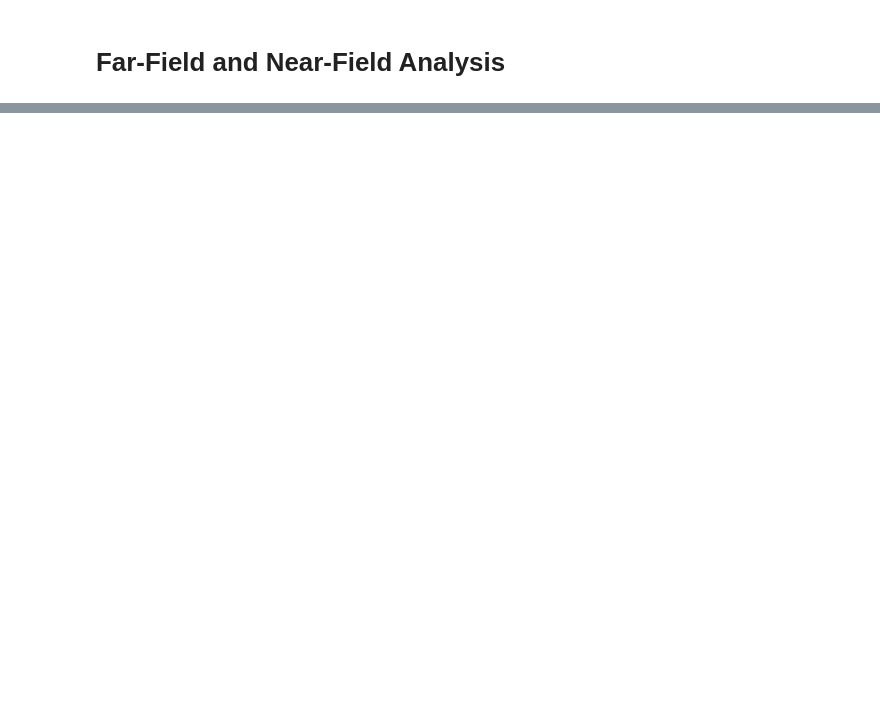
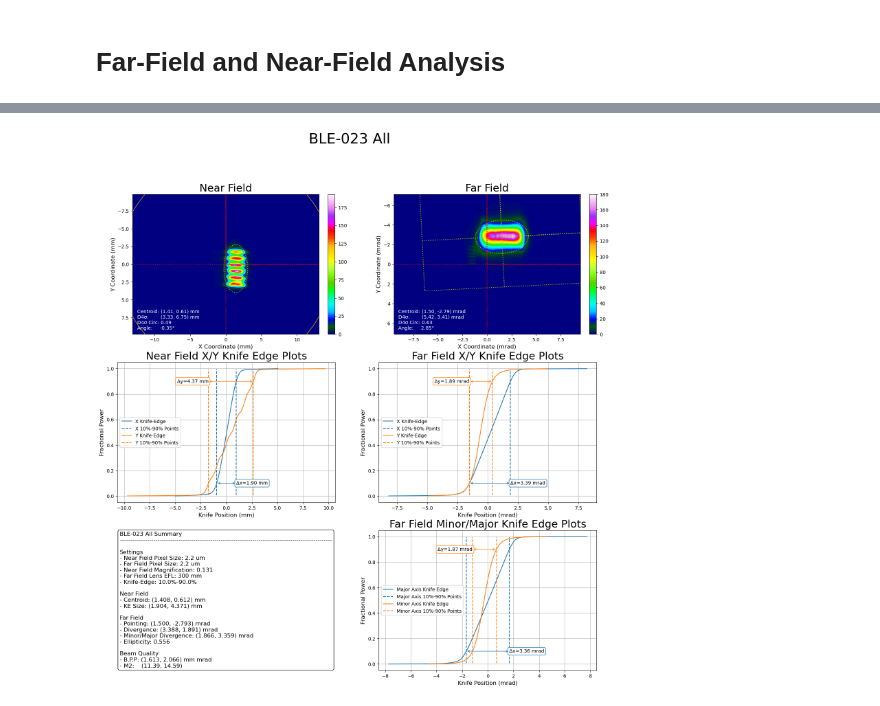
Before and after one commit to ryantro/laserbeamtools, a Jupyter notebook: docs/LBT-03-Near-And-Far-Field.ipynb, the cells around one changed output, grey strips where cells are left out. Drawn from its saved outputs; the diff is of its cells as text; code cells hidden in the pictures; blank space fills up the shorter version.

```diff
--- a/docs/LBT-03-Near-And-Far-Field.ipynb
+++ b/docs/LBT-03-Near-And-Far-Field.ipynb
@@ -404,0 +424,20 @@ near_and_far_profiles(nf_img, ff_img, title='COL-99 Row 1', ff_lens=300, nf_mag=
+# %%
+# Load images into arrays
+folder = r'N:/PRODUCTION/BL/BeamExpander/COL-006/BLE-023/Raw'
+ff_img = lbs.load_img(folder+'/Module_All_FF.bmp')
+nf_img = lbs.load_img(folder+'/Module_All_NF.bmp')
+
+# Run analysis method
+near_and_far_profiles(nf_img,
+                          ff_img,
+                          title='BLE-023 All',
+                          ff_lens=300,
+                          ff_units='mrad',
+                          ffprecrop=0,
+                          nfprecrop=0.4,
+                          nf_mag=0.1307,
+                          nf_scale_down=1000,
+                          nf_units='mm'
+                          )
+# %% [output]
+[figure, added]
```
Also changed, not shown: parts of 5 cells of this notebook, 18 other files.
